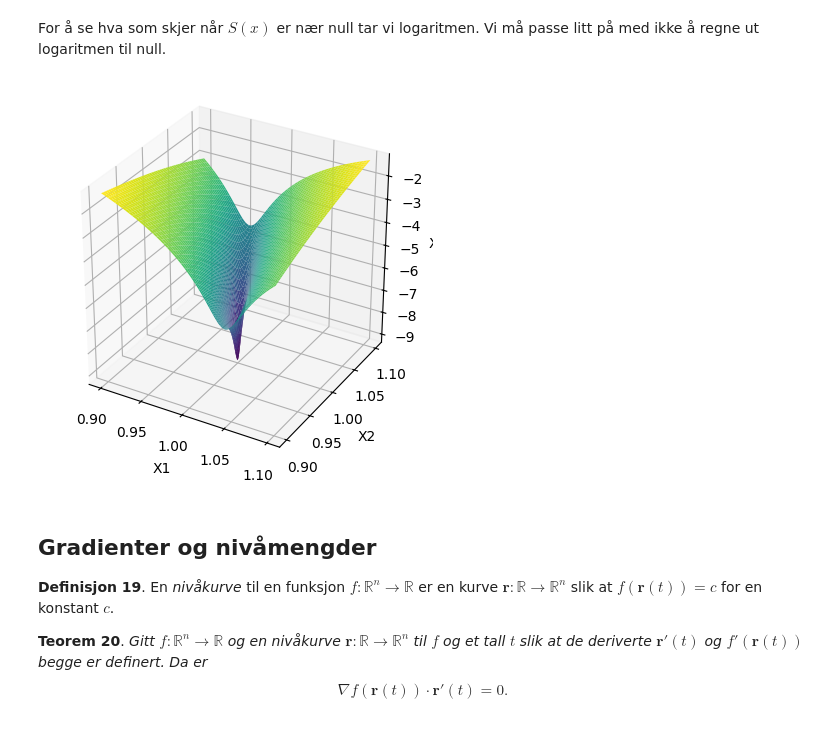
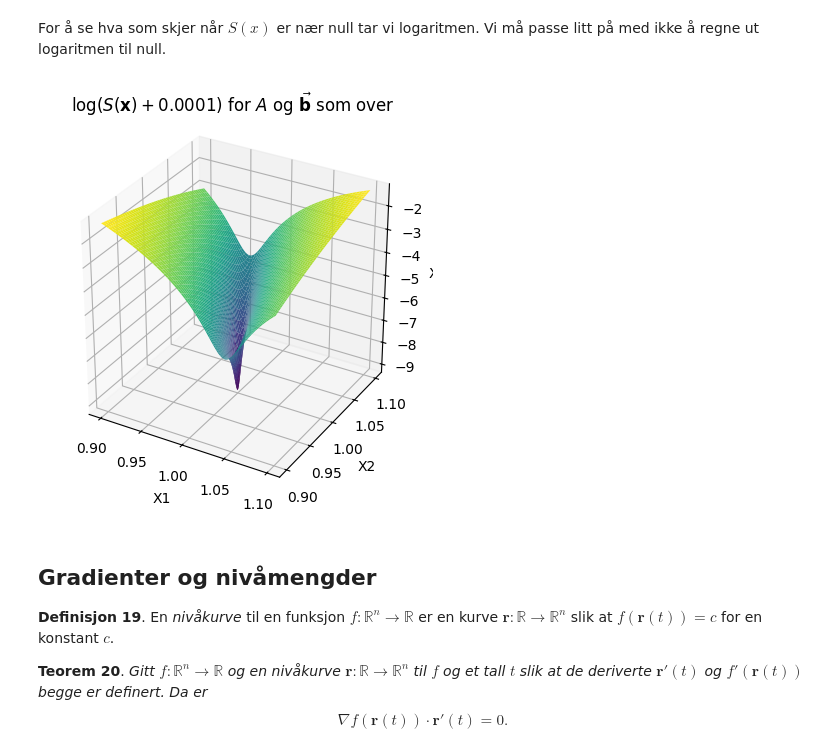
Before and after one commit to mbr085/V25MAT102, a Jupyter notebook: notebooks/uke10/12deriverte_a.ipynb, the cells around one changed output. Drawn from its saved outputs; the diff is of its cells as text; code cells hidden in the pictures.

```diff
--- a/notebooks/uke10/12deriverte_a.ipynb
+++ b/notebooks/uke10/12deriverte_a.ipynb
@@ -1052,7 +1052,7 @@ def S_fra_A_og_y(A, y):
         r1 = np.sum(z * (ATA @ z), axis=0)
         r2 = -2 * np.sum(z * ATy, axis=0)
         r3 = yy
-        return (r1 + r2 + r3).reshape(x[0].shape)
+        return 2*(r1 + r2 + r3).reshape(x[0].shape)
     return f
 
 # Create a grid of x and y values
@@ -1075,6 +1075,7 @@ ax = fig.add_subplot(111, projection='3d')
 
 # Plot the surface
 ax.plot_surface(x[0], x[1], x3, cmap='viridis', edgecolor='none')
+plt.title(r'$S(\mathbf{x})$ for $A$ og $\vec{\mathbf{b}}$ som over')
 
 # Set labels
 ax.set_xlabel('X1')
@@ -1103,35 +1104,35 @@ def S_fra_A_og_y(A, y):
     return f
 
 # Create a grid of x and y values
 x1 = np.linspace(0.9, 1.1, 300)
 x2 = np.linspace(0.9, 1.1, 300)
 x = np.meshgrid(x1, x2)
 
 # Compute the function values
 S = S_fra_A_og_y(A, y)
 x3 = S(x)
 
 # # Mask values outside the unit disc
 # mask = x**2 + y**2 > 1  # Create a boolean mask for points outside the unit disc
 # z[mask] = np.nan  # Set values outside the unit disc to NaN (they won't be plotted)
 # x3[x3>.01]=np.nan
 
 # Create a 3D plot
 fig = plt.figure()
 ax = fig.add_subplot(111, projection='3d')
 
 # Plot the surface
 ax.plot_surface(x[0], x[1], np.log(x3 + 0.0001), cmap='viridis', edgecolor='none')
-
+plt.title(r'$\log(S(\mathbf{x}) + 0.0001)$ for $A$ og $\vec{\mathbf{b}}$ som over')
 # Set labels
 ax.set_xlabel('X1')
 ax.set_ylabel('X2')
 ax.set_zlabel('X3')
 
 # Set the aspect ratio to be equal
 ax.set_box_aspect([1, 1, 1])
 # %% [output]
-[figure, old version]
+[figure, new version]
 # %% [markdown]
 ## Gradienter og nivåmengder
 
```
Also changed, not shown: parts of 15 cells of this notebook, 1 other file.
